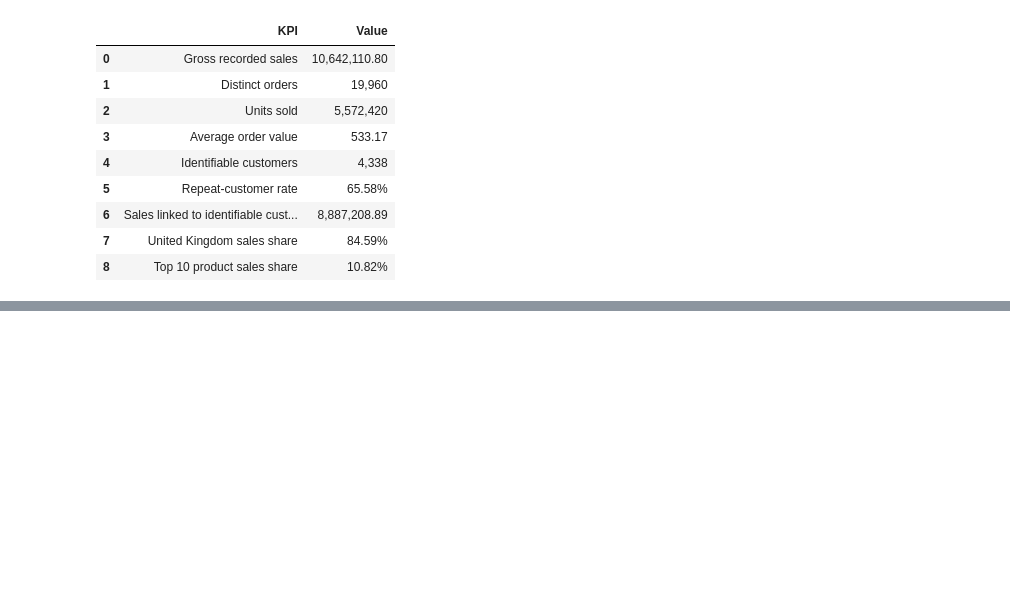
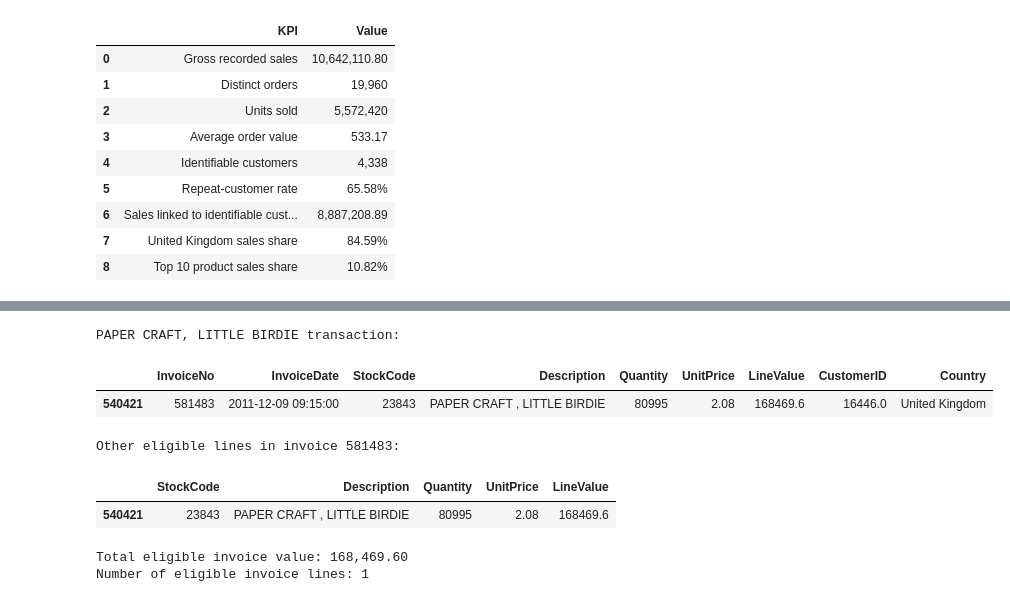
Before and after one commit to kartikeysharma2645/Analytics-Report-Insights, a Jupyter notebook: notebooks/ecommerce_sales_analysis.ipynb, the cells around one changed output, grey strips where cells are left out. Drawn from its saved outputs; the diff is of its cells as text; code cells hidden in the pictures; blank space fills up the shorter version.

```diff
--- a/notebooks/ecommerce_sales_analysis.ipynb
+++ b/notebooks/ecommerce_sales_analysis.ipynb
@@ -1121,0 +1273,42 @@ display(executive_kpis)
+# %%
+
+# Filter records for the unusual product
+paper_craft_rows = analysis_df.loc[
+    analysis_df["StockCode"].astype(str).str.strip() == "23843"
+]
+
+# Inspect its transaction details
+print("PAPER CRAFT, LITTLE BIRDIE transaction:")
+display(
+    paper_craft_rows[
+        ["InvoiceNo", "InvoiceDate", "StockCode", "Description",
+         "Quantity", "UnitPrice", "LineValue", "CustomerID", "Country"]
+    ]
+)
+
+# Identify the invoice associated with this product
+paper_craft_invoice = paper_craft_rows["InvoiceNo"].iloc[0]
+
+# Inspect every eligible line in that invoice
+print(f"\nOther eligible lines in invoice {paper_craft_invoice}:")
+invoice_details = analysis_df.loc[
+    analysis_df["InvoiceNo"] == paper_craft_invoice
+].sort_values("LineValue", ascending=False)
+
+display(
+    invoice_details[
+        ["StockCode", "Description", "Quantity", "UnitPrice", "LineValue"]
+    ]
+)
+
+print(f"Total eligible invoice value: {invoice_details['LineValue'].sum():,.2f}")
+print(f"Number of eligible invoice lines: {len(invoice_details):,}")
+# %% [output]
+PAPER CRAFT, LITTLE BIRDIE transaction:
+|  | InvoiceNo | InvoiceDate | StockCode | Description | Quantity | UnitPrice | LineValue | CustomerID | Country |
+| 540421 | 581483 | 2011-12-09 09:15:00 | 23843 | PAPER CRAFT , LITTLE BIRDIE | 80995 | 2.08 | 168469.6 | 16446.0 | United Kingdom |
+Other eligible lines in invoice 581483:
+|  | StockCode | Description | Quantity | UnitPrice | LineValue |
+| 540421 | 23843 | PAPER CRAFT , LITTLE BIRDIE | 80995 | 2.08 | 168469.6 |
+Total eligible invoice value: 168,469.60
+Number of eligible invoice lines: 1
```
Also changed, not shown: parts of 6 cells of this notebook.
